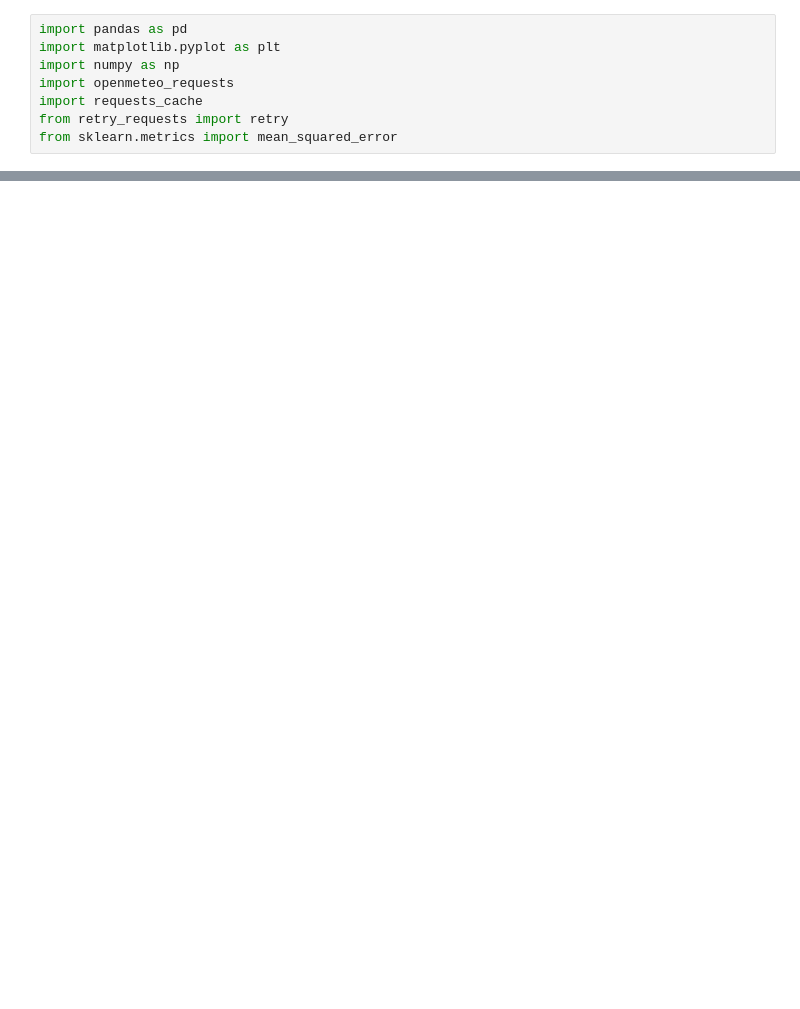
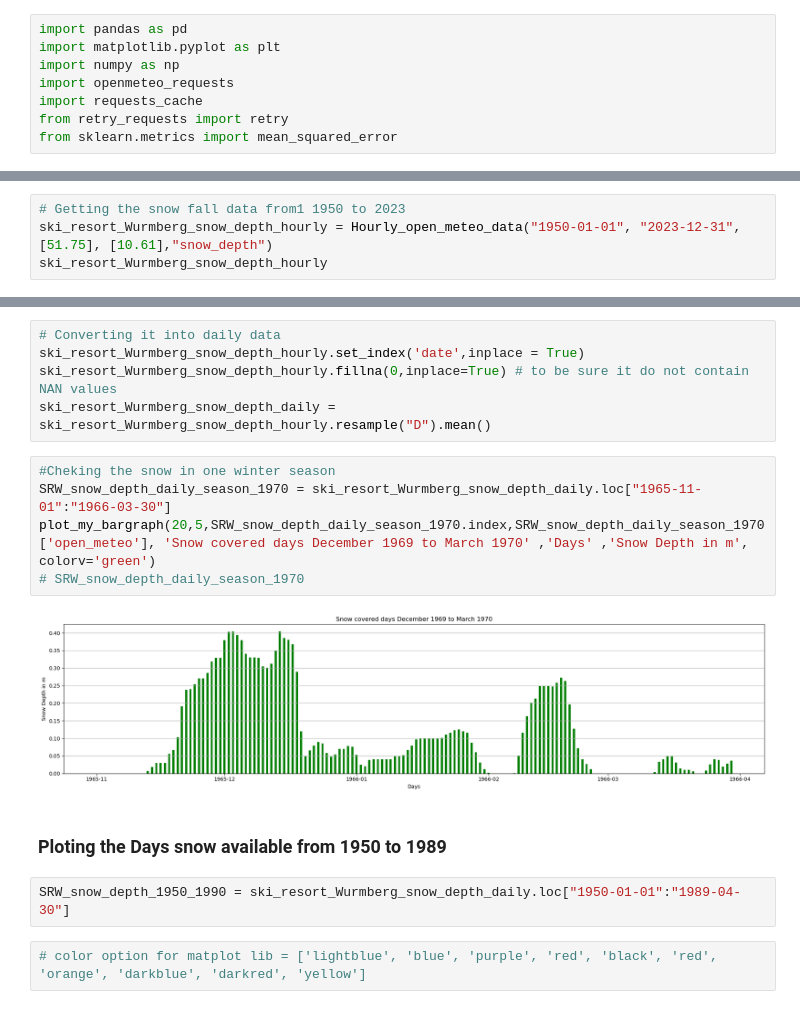
Before and after one commit to jaineshk/CCA_Harz_Project_2025, a Jupyter notebook: Analysis_on_snow_resort.ipynb, the cells around one changed output, grey strips where cells are left out. Cells and saved outputs as stored; diff of their text form; blank space fills up the shorter version.

Commit message:
Snow depth completed
- new model trained but errors
- Snow depth analysis comepleted

```diff
--- a/Analysis_on_snow_resort.ipynb
+++ b/Analysis_on_snow_resort.ipynb
@@ -120,0 +151,4 @@ def plot_my_bargraph_withnumbers(length:int,breath:int,xaxis,yaxis,title:str,xla
+# %%
+# Getting the snow fall data from1 1950 to 2023
+ski_resort_Wurmberg_snow_depth_hourly = Hourly_open_meteo_data("1950-01-01", "2023-12-31",[51.75], [10.61],"snow_depth")
+ski_resort_Wurmberg_snow_depth_hourly
@@ -120,0 +169,18 @@ def plot_my_bargraph_withnumbers(length:int,breath:int,xaxis,yaxis,title:str,xla
+# %%
+# Converting it into daily data
+ski_resort_Wurmberg_snow_depth_hourly.set_index('date',inplace = True)
+ski_resort_Wurmberg_snow_depth_hourly.fillna(0,inplace=True) # to be sure it do not contain NAN values
+ski_resort_Wurmberg_snow_depth_daily = ski_resort_Wurmberg_snow_depth_hourly.resample("D").mean()
+# %%
+#Cheking the snow in one winter season
+SRW_snow_depth_daily_season_1970 = ski_resort_Wurmberg_snow_depth_daily.loc["1965-11-01":"1966-03-30"]
+plot_my_bargraph(20,5,SRW_snow_depth_daily_season_1970.index,SRW_snow_depth_daily_season_1970['open_meteo'], 'Snow covered days December 1969 to March 1970' ,'Days' ,'Snow Depth in m', colorv='green')
+# SRW_snow_depth_daily_season_1970
+# %% [output]
+[figure, added]
+# %% [markdown]
+### Ploting the Days snow available from 1950 to 1989
+# %%
+SRW_snow_depth_1950_1990 = ski_resort_Wurmberg_snow_depth_daily.loc["1950-01-01":"1989-04-30"]
+# %%
+# color option for matplot lib = ['lightblue', 'blue', 'purple', 'red', 'black', 'red', 'orange', 'darkblue', 'darkred', 'yellow']
```
Also changed, not shown: parts of 12 cells of this notebook, 2 other files.
